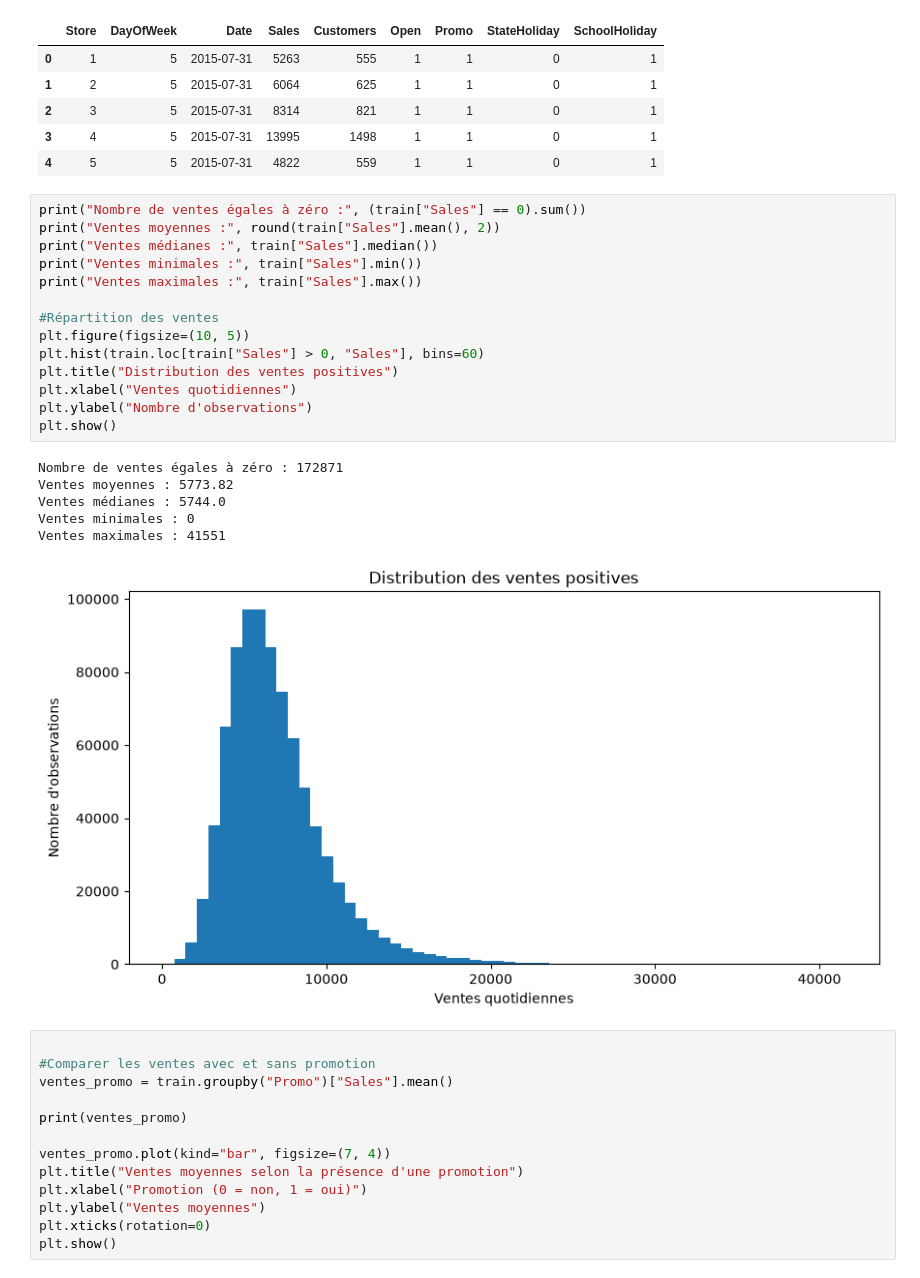
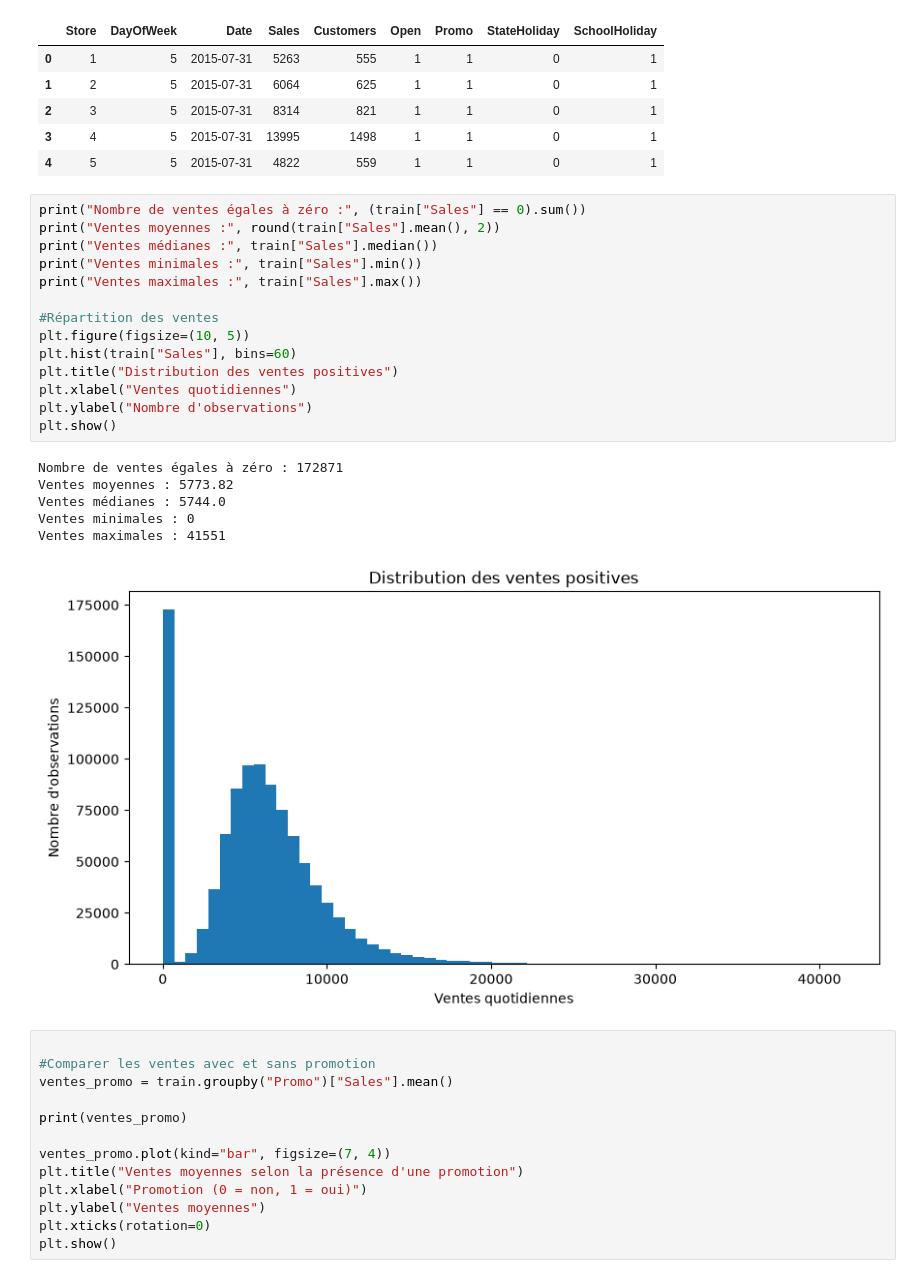
Before and after one commit to ManicamMathavan/projet-IA, a Jupyter notebook: src/ProjetBMT.ipynb, the cells around one changed output. Cells and saved outputs as stored; diff of their text form.

Commit message:
ajout graphique distribution des ventes en comptant 0 et modification de la description des données

```diff
--- a/src/ProjetBMT.ipynb
+++ b/src/ProjetBMT.ipynb
@@ -148,24 +147,24 @@ Sample submission shape : (41088, 2)
 # %%
 print("Nombre de ventes égales à zéro :", (train["Sales"] == 0).sum())
 print("Ventes moyennes :", round(train["Sales"].mean(), 2))
 print("Ventes médianes :", train["Sales"].median())
 print("Ventes minimales :", train["Sales"].min())
 print("Ventes maximales :", train["Sales"].max())
 
 #Répartition des ventes
 plt.figure(figsize=(10, 5))
-plt.hist(train.loc[train["Sales"] > 0, "Sales"], bins=60)
+plt.hist(train["Sales"], bins=60)
 plt.title("Distribution des ventes positives")
 plt.xlabel("Ventes quotidiennes")
 plt.ylabel("Nombre d'observations")
 plt.show()
 # %% [output]
 Nombre de ventes égales à zéro : 172871
 Ventes moyennes : 5773.82
 Ventes médianes : 5744.0
 Ventes minimales : 0
 Ventes maximales : 41551
-[figure, old version]
+[figure, new version]
 # %%
 
 #Comparer les ventes avec et sans promotion
```
Also changed, not shown: parts of 14 cells of this notebook, 1 other file.
